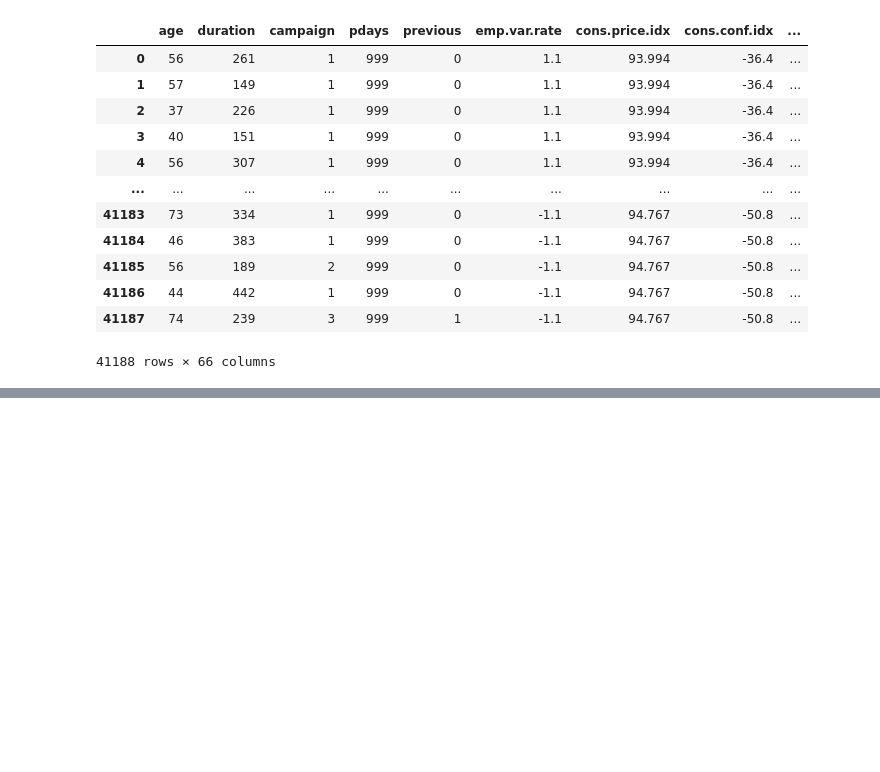
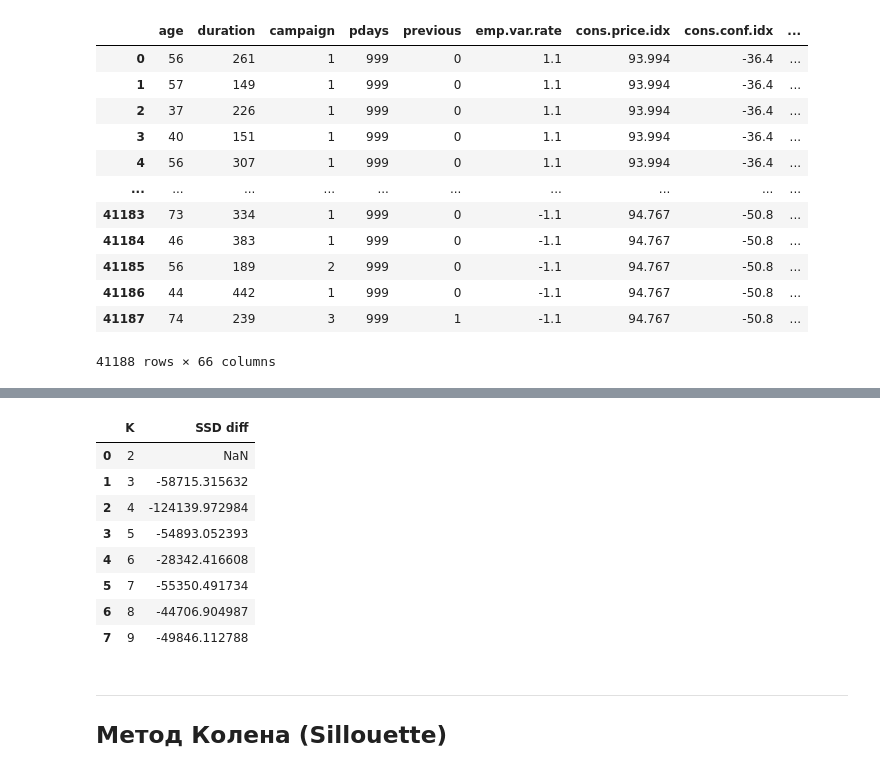
Before and after one commit to buxazich/Full_ML_Course, a Jupyter notebook: 20-Kmeans-Clustering/10-Kmeans-Clustering.ipynb, the cells around one changed output, grey strips where cells are left out. Cells and saved outputs as stored; diff of their text form; code cells hidden in the pictures; blank space fills up the shorter version.

```diff
--- a/20-Kmeans-Clustering/10-Kmeans-Clustering.ipynb
+++ b/20-Kmeans-Clustering/10-Kmeans-Clustering.ipynb
@@ -211,0 +249,15 @@ X.corr()['cluster'].iloc[:-1].sort_values().plot(kind='bar')
+# %%
+pd.DataFrame(data=zip(range(2,10), pd.Series(ssd).diff()), columns=['K', 'SSD diff'])
+# %% [output]
+|  | K | SSD diff |
+| 0 | 2 | NaN |
+| 1 | 3 | -58715.315632 |
+| 2 | 4 | -124139.972984 |
+| 3 | 5 | -54893.052393 |
+| 4 | 6 | -28342.416608 |
+| 5 | 7 | -55350.491734 |
+| 6 | 8 | -44706.904987 |
+| 7 | 9 | -49846.112788 |
+# %% [markdown]
+---
+## Метод Колена (Sillouette)
```
Also changed, not shown: parts of 9 cells of this notebook, 1 other file.
